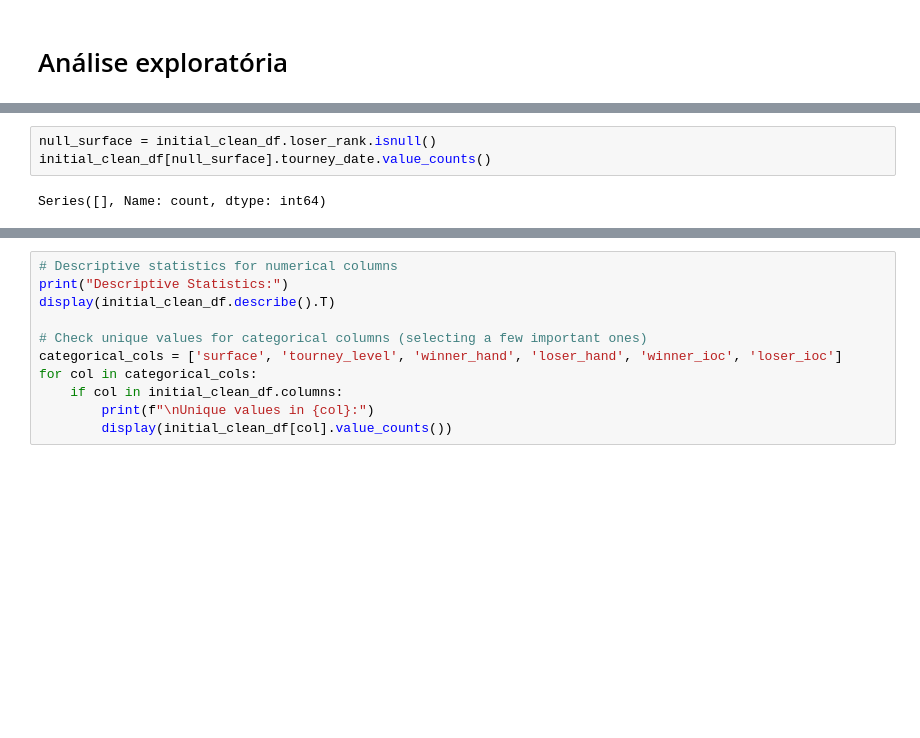
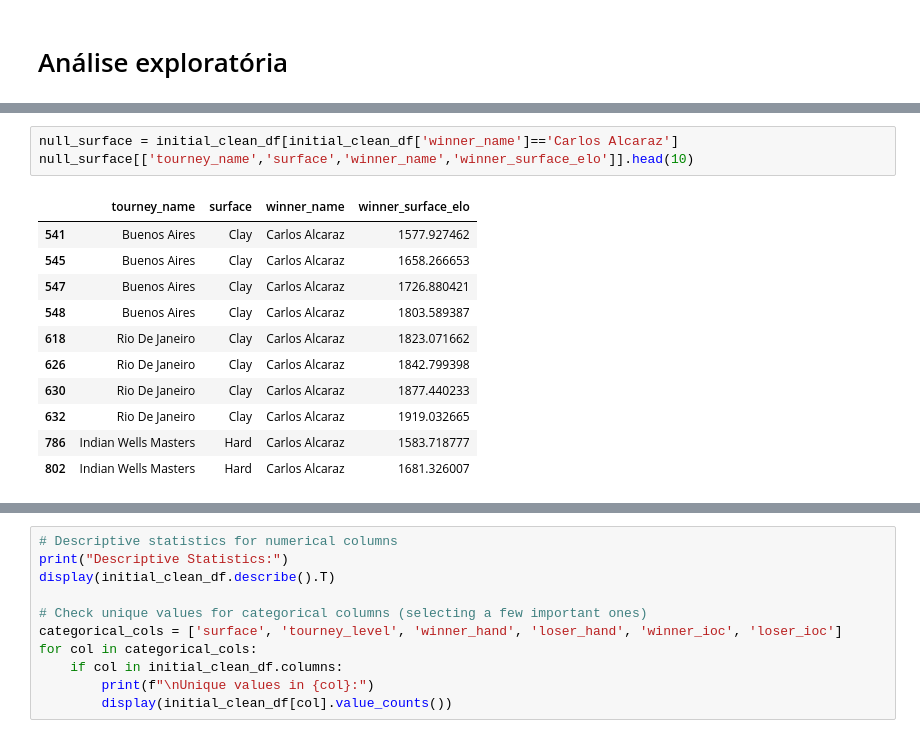
Before and after one commit to davialmeida135/tennis-match-prediction, a Jupyter notebook: dados_tratados/explore.ipynb, the cells around one changed output, grey strips where cells are left out. Cells and saved outputs as stored; diff of their text form; blank space fills up the shorter version.

```diff
--- a/dados_tratados/explore.ipynb
+++ b/dados_tratados/explore.ipynb
@@ -54,9 +54,19 @@ dtypes: bool(16), float64(27), int64(8), object(13)
 memory usage: 1.1+ MB
-# %%
-null_surface = initial_clean_df.loser_rank.isnull()
-initial_clean_df[null_surface].tourney_date.value_counts()
-# %% [output]
-Series([], Name: count, dtype: int64)
+# %%
+null_surface = initial_clean_df[initial_clean_df['winner_name']=='Carlos Alcaraz']
+null_surface[['tourney_name','surface','winner_name','winner_surface_elo']].head(10)
+# %% [output]
+|  | tourney_name | surface | winner_name | winner_surface_elo |
+| 541 | Buenos Aires | Clay | Carlos Alcaraz | 1577.927462 |
+| 545 | Buenos Aires | Clay | Carlos Alcaraz | 1658.266653 |
+| 547 | Buenos Aires | Clay | Carlos Alcaraz | 1726.880421 |
+| 548 | Buenos Aires | Clay | Carlos Alcaraz | 1803.589387 |
+| 618 | Rio De Janeiro | Clay | Carlos Alcaraz | 1823.071662 |
+| 626 | Rio De Janeiro | Clay | Carlos Alcaraz | 1842.799398 |
+| 630 | Rio De Janeiro | Clay | Carlos Alcaraz | 1877.440233 |
+| 632 | Rio De Janeiro | Clay | Carlos Alcaraz | 1919.032665 |
+| 786 | Indian Wells Masters | Hard | Carlos Alcaraz | 1583.718777 |
+| 802 | Indian Wells Masters | Hard | Carlos Alcaraz | 1681.326007 |
 # %%
 initial_clean_df.describe().transpose()
 # %% [output]
```
Also changed, not shown: parts of 6 cells of this notebook, 2 other files.
